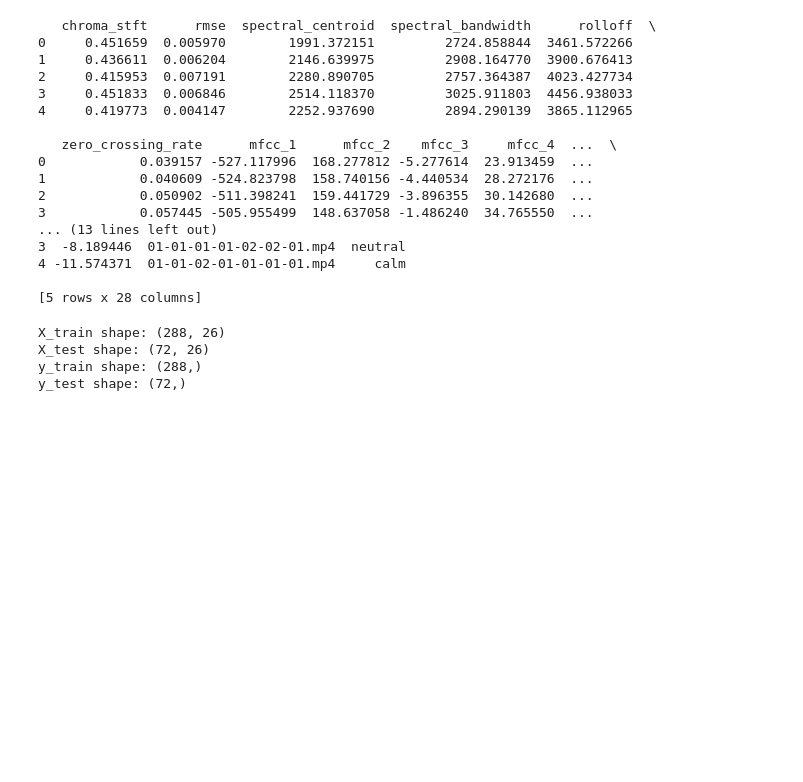
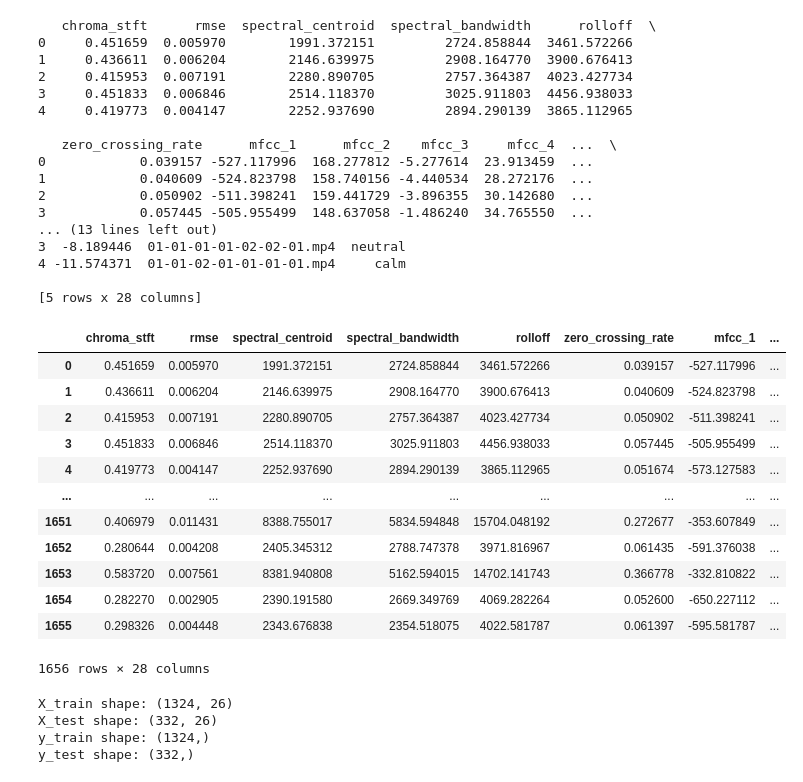
Before and after one commit to op2adi/Saumya_Btp_work, a Jupyter notebook: kaam_start.ipynb, the cells around one changed output. Drawn from its saved outputs; the diff is of its cells as text; code cells hidden in the pictures; blank space fills up the shorter version.

```diff
--- a/kaam_start.ipynb
+++ b/kaam_start.ipynb
@@ -258,0 +271,38 @@ print(preprocessed_df)
+# %%
+from audiomentations import Compose, AddGaussianNoise, TimeStretch, PitchShift, Shift
+import pandas as pd
+
+# Data Augmentation
+# Define the augmentation pipeline
+augment = Compose([
+    AddGaussianNoise(min_amplitude=0.001, max_amplitude=0.015, p=0.5),
+    TimeStretch(min_rate=0.8, max_rate=1.25, p=0.5),
+    PitchShift(min_semitones=-4, max_semitones=4, p=0.5),
+    Shift(min_shift=-0.8, max_shift=0.8, p=0.8)  # min_offset and max_offset in samples
+])
+
+# Filter out neutral samples
+neutral_samples = preprocessed_df[preprocessed_df['Emotion'] == 'neutral']
+
+# Augment the neutral samples
+augmented_data = []
+for i, row in neutral_samples.iterrows():
+    y = row['Audio']
+    sr = row['Sampling Rate']
+
+    # Apply augmentation
+    augmented_audio = augment(samples=y, sample_rate=sr)
+
+    # Create a new row with the augmented data
+    new_row = row.copy()
+    new_row['Audio'] = augmented_audio
+    new_row['File Name'] = f"aug_{row['File Name']}"
+
+    augmented_data.append(new_row)
+
+# Append the augmented data to the original dataframe
+augmented_df = pd.concat([preprocessed_df, pd.DataFrame(augmented_data)], ignore_index=True)
+print(augmented_df)
+augmented_df.to_csv('augmented_data.csv', index=True)
+preprocessed_df = augmented_df.copy()
+print(preprocessed_df.head())
@@ -320,6 +392,22 @@ features_df.to_csv('extracted_features.csv', index=False)
 4 -11.574371  01-01-02-01-01-01-01.mp4     calm
 
 [5 rows x 28 columns]
+# %%
+features_df
+# %% [output]
+|  | chroma_stft | rmse | spectral_centroid | spectral_bandwidth | rolloff | zero_crossing_rate | mfcc_1 | ... |
+| 0 | 0.451659 | 0.005970 | 1991.372151 | 2724.858844 | 3461.572266 | 0.039157 | -527.117996 | ... |
+| 1 | 0.436611 | 0.006204 | 2146.639975 | 2908.164770 | 3900.676413 | 0.040609 | -524.823798 | ... |
+| 2 | 0.415953 | 0.007191 | 2280.890705 | 2757.364387 | 4023.427734 | 0.050902 | -511.398241 | ... |
+| 3 | 0.451833 | 0.006846 | 2514.118370 | 3025.911803 | 4456.938033 | 0.057445 | -505.955499 | ... |
+| 4 | 0.419773 | 0.004147 | 2252.937690 | 2894.290139 | 3865.112965 | 0.051674 | -573.127583 | ... |
+| ... | ... | ... | ... | ... | ... | ... | ... | ... |
+| 1651 | 0.406979 | 0.011431 | 8388.755017 | 5834.594848 | 15704.048192 | 0.272677 | -353.607849 | ... |
+| 1652 | 0.280644 | 0.004208 | 2405.345312 | 2788.747378 | 3971.816967 | 0.061435 | -591.376038 | ... |
+| 1653 | 0.583720 | 0.007561 | 8381.940808 | 5162.594015 | 14702.141743 | 0.366778 | -332.810822 | ... |
+| 1654 | 0.282270 | 0.002905 | 2390.191580 | 2669.349769 | 4069.282264 | 0.052600 | -650.227112 | ... |
+| 1655 | 0.298326 | 0.004448 | 2343.676838 | 2354.518075 | 4022.581787 | 0.061397 | -595.581787 | ... |
+1656 rows × 28 columns
 # %%
 from sklearn.model_selection import train_test_split
 from sklearn.preprocessing import StandardScaler
@@ -348,10 +436,10 @@ sc = StandardScaler()
 X_train = sc.fit_transform(X_train)
 X_test = sc.transform(X_test)
 # %% [output]
-X_train shape: (288, 26)
-X_test shape: (72, 26)
-y_train shape: (288,)
-y_test shape: (72,)
+X_train shape: (1324, 26)
+X_test shape: (332, 26)
+y_train shape: (1324,)
+y_test shape: (332,)
 # %%
 print(y_train)
 # %% [output]
```
Also changed, not shown: parts of 16 cells of this notebook, 3 other files.
